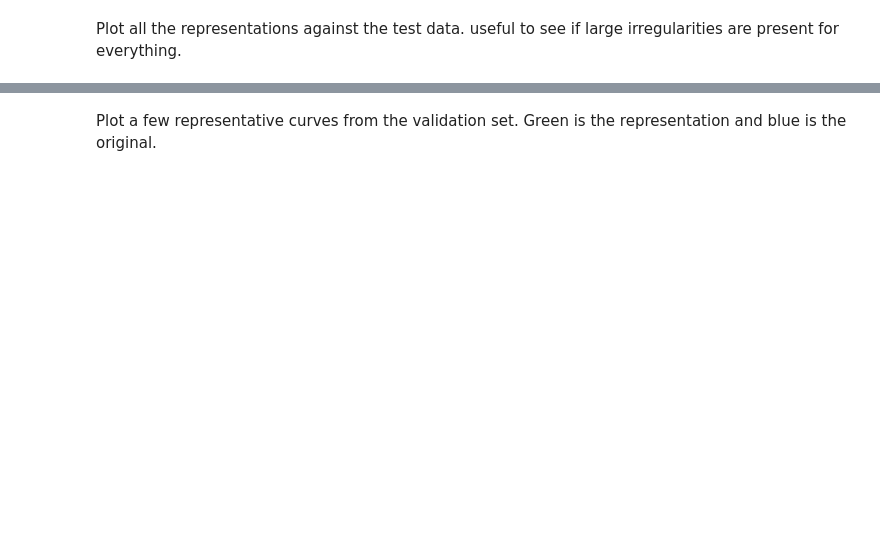
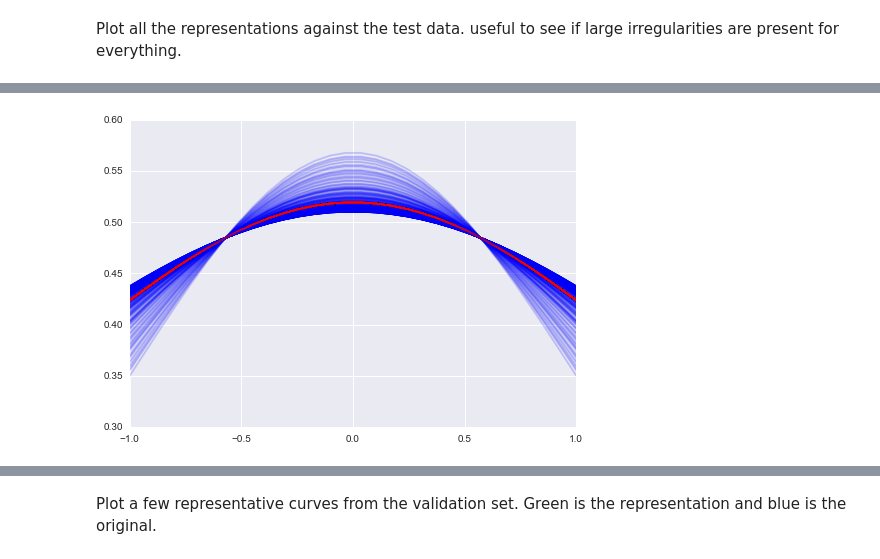
Before and after one commit to efrubin/SpringJP-Autoencoders, a Jupyter notebook: Pretraining Autoencoders for the Toy Problem.ipynb, the cells around one changed output, grey strips where cells are left out. Cells and saved outputs as stored; diff of their text form; code cells hidden in the pictures; blank space fills up the shorter version.

```diff
--- a/Pretraining Autoencoders for the Toy Problem.ipynb
+++ b/Pretraining Autoencoders for the Toy Problem.ipynb
@@ -39,30 +46,33 @@ One thing that I am not sure about is the nonlinearity Hinton uses.  Should I be
 I know the code is a little repetitive but I wanted to be explicit about what was going on.
 # %%
 from keras.layers import containers, AutoEncoder, Dense
-from keras import models
+from keras import models, callbacks
+ACT = 'relu'
+INIT = 'glorot_normal'
+DIMS = [30, 50, 25, 10, 5]
 
 encoder1 = containers.Sequential()
-encoder1.add(Dense(output_dim=30, input_dim=61, init='glorot_normal'))
+encoder1.add(Dense(output_dim=DIMS[1], input_dim=DIMS[0], init='glorot_uniform', activation='linear'))
 decoder1 = containers.Sequential()
-decoder1.add(Dense(output_dim=61, input_dim=30, init='glorot_normal'))
+decoder1.add(Dense(output_dim=DIMS[0], input_dim=DIMS[1], init=INIT, activation=ACT))
 ae1 = AutoEncoder(encoder=encoder1, decoder=decoder1, output_reconstruction=True)
 
 encoder2 = containers.Sequential()
-encoder2.add(Dense(output_dim=15, input_dim=30, init='glorot_normal', activation='sigmoid'))
+encoder2.add(Dense(output_dim=DIMS[2], input_dim=DIMS[1], init=INIT, activation=ACT))
 decoder2 = containers.Sequential()
-decoder2.add(Dense(output_dim=30, input_dim=15, init='glorot_normal', activation='sigmoid'))
+decoder2.add(Dense(output_dim=DIMS[1], input_dim=DIMS[2], init=INIT, activation=ACT))
 ae2 = AutoEncoder(encoder=encoder2, decoder=decoder2, output_reconstruction=True)
 
 encoder3 = containers.Sequential()
-encoder3.add(Dense(output_dim=7, input_dim=15, init='glorot_normal', activation='sigmoid'))
+encoder3.add(Dense(output_dim=DIMS[3], input_dim=DIMS[2], init=INIT, activation=ACT))
 decoder3 = containers.Sequential()
-decoder3.add(Dense(output_dim=15, input_dim=7, init='glorot_normal', activation='sigmoid'))
+decoder3.add(Dense(output_dim=DIMS[2], input_dim=DIMS[3], init=INIT, activation=ACT))
 ae3 = AutoEncoder(encoder=encoder3, decoder=decoder3, output_reconstruction=True)
 
 encoder4 = containers.Sequential()
-encoder4.add(Dense(output_dim=3, input_dim=7, init='glorot_normal', activation='sigmoid'))
+encoder4.add(Dense(output_dim=DIMS[4], input_dim=DIMS[3], init=INIT, activation=ACT))
 decoder4 = containers.Sequential()
-decoder4.add(Dense(output_dim=7, input_dim=3, init='glorot_normal'))
+decoder4.add(Dense(output_dim=DIMS[3], input_dim=DIMS[4], init='glorot_uniform', activation='linear'))
 ae4 = AutoEncoder(encoder=encoder4, decoder=decoder4, output_reconstruction=True)
 
 model1 = models.Sequential()
@@ -141,0 +166,10 @@ plt.show()
+# %%
+plt.figure()
+x_range = np.linspace(-1,1,30)
+for i in range(len(X_test)):
+    test = plt.plot(x_range, X_train[i][0:30], color='b', alpha=0.1)
+    rep = plt.plot(x_range, trainRepresentations[i][0:30], color='r', alpha=0.1)
+
+plt.show()
+# %% [output]
+[figure, added]
```
Also changed, not shown: parts of 19 cells of this notebook, 20 other files.
